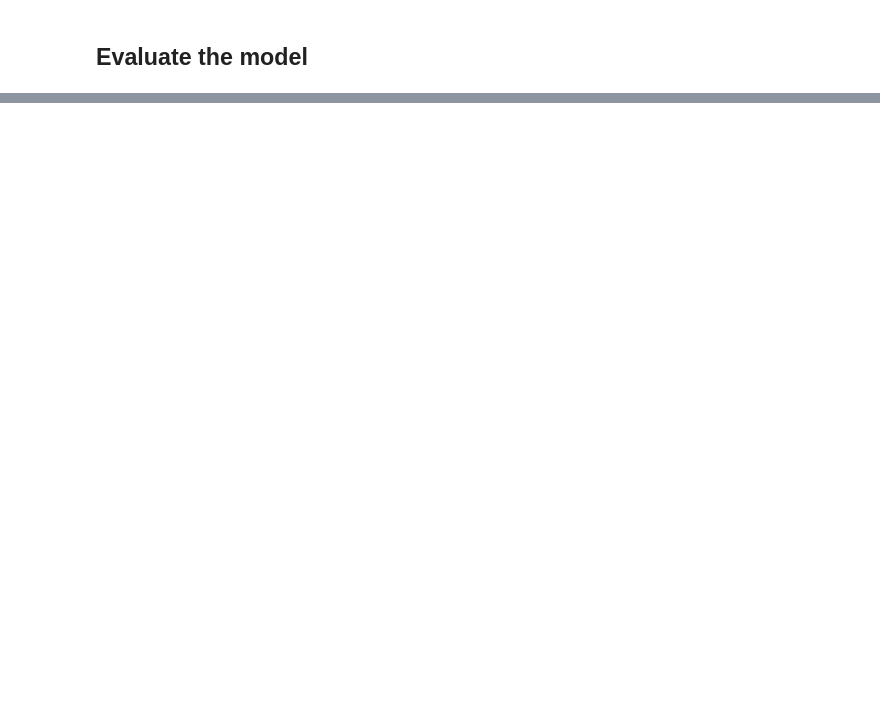
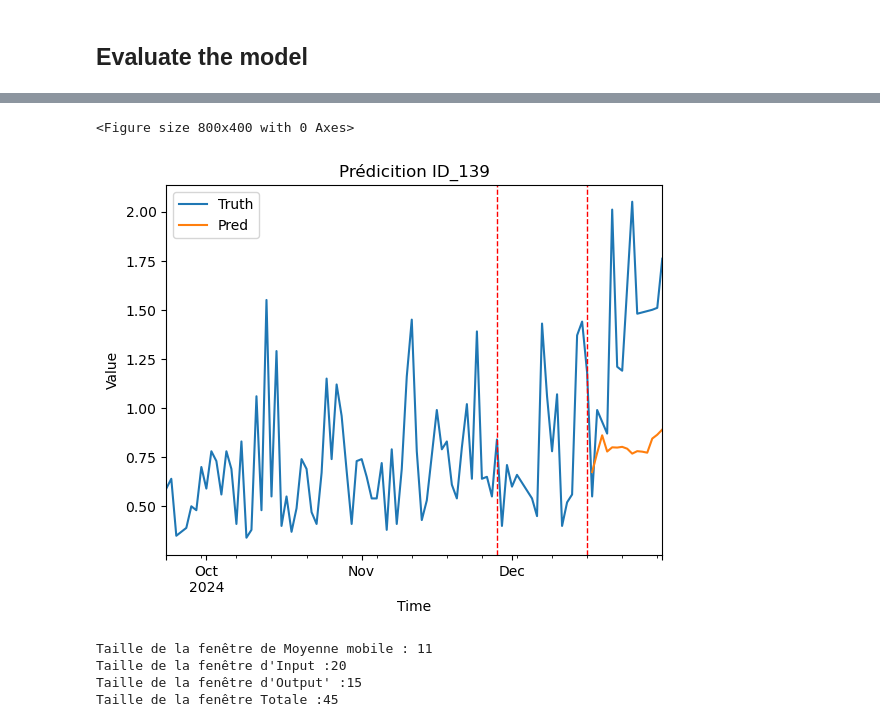
Before and after one commit to montagneForEver/ML_consommation_eau, a Jupyter notebook: DLinear.ipynb, the cells around one changed output, grey strips where cells are left out. Cells and saved outputs as stored; diff of their text form; code cells hidden in the pictures; blank space fills up the shorter version.

```diff
--- a/DLinear.ipynb
+++ b/DLinear.ipynb
@@ -189,7 +181,7 @@ class DLinearDataset(Dataset):
         """
         # Pivot
         df_pivot = df.pivot(index="ds", columns="unique_id", values="y")
-        self.ids = df_pivot.columns.values
+        self.id_name = df_pivot.columns.values
         self.ds = df_pivot.index.values
         # back and forward fill (dans le temps)
         self.data = df_pivot.sort_index().ffill().bfill().values
@@ -233,11 +225,18 @@ class DLinearDataset(Dataset):
         # Apply transforms if provided
         return features, labels
 
-    def plage_date(self,idx):
+    def get_date(self,idx):
+        '''
+        return a dict of the date range for idx
+        '''
         # indice de 0 à self.data.shape[0]-self.total_window
         assert idx <= self.data.shape[0]-self.total_window, "indice trog grand"
 
-        return self.ds[idx:idx+self.total_window]
+        return {'moving_avg_window' : self.ds[idx:idx+self.moving_avg_window],
+        'windows_batch_size':self.ds[idx+self.moving_avg_window:idx+self.moving_avg_window+self.windows_batch_size-1],
+        'input_window':self.ds[idx:idx+self.moving_avg_window+self.windows_batch_size-1],
+        'inference_windows_batch_size':self.ds[idx+self.moving_avg_window+self.windows_batch_size-1:idx+self.total_window],
+        'total_window':self.ds[idx:idx+self.total_window],}
 # %% [markdown]
 ## Création de la classe DLinear
 # %%
@@ -377,7 +378,7 @@ def evaluate(model, data_loader, criterion, device):
 
             val_loss += loss.item()
 
-    return val_loss / len(data_loader)
+    return val_loss / len(data_loader), batch_X.mean().item()
 # %%
 model = DLinearWithSeriesNorm(params['moving_avg_window'],
                             params['windows_batch_size'],
@@ -416,7 +417,7 @@ for epoch in range(num_epochs):
     avg_train_loss = running_loss / len(train_loader)
 
     # === Validation ===
-    avg_val_loss=evaluate(model, val_loader, criterion, device)
+    avg_val_loss, _ = evaluate(model, val_loader, criterion, device)
 
     print(f"Epoch {epoch+1}/{num_epochs}, "
           f"Train RMSE: {np.sqrt(avg_train_loss):.4f}, "
@@ -508,0 +512,9 @@ plt.show()
+# %%
+impression(30,100)
+# %% [output]
+<Figure size 800x400 with 0 Axes>
+[figure, added]
+Taille de la fenêtre de Moyenne mobile : 11
+Taille de la fenêtre d'Input :20
+Taille de la fenêtre d'Output' :15
+Taille de la fenêtre Totale :45
```
Also changed, not shown: parts of 9 cells of this notebook, 1 other file.
